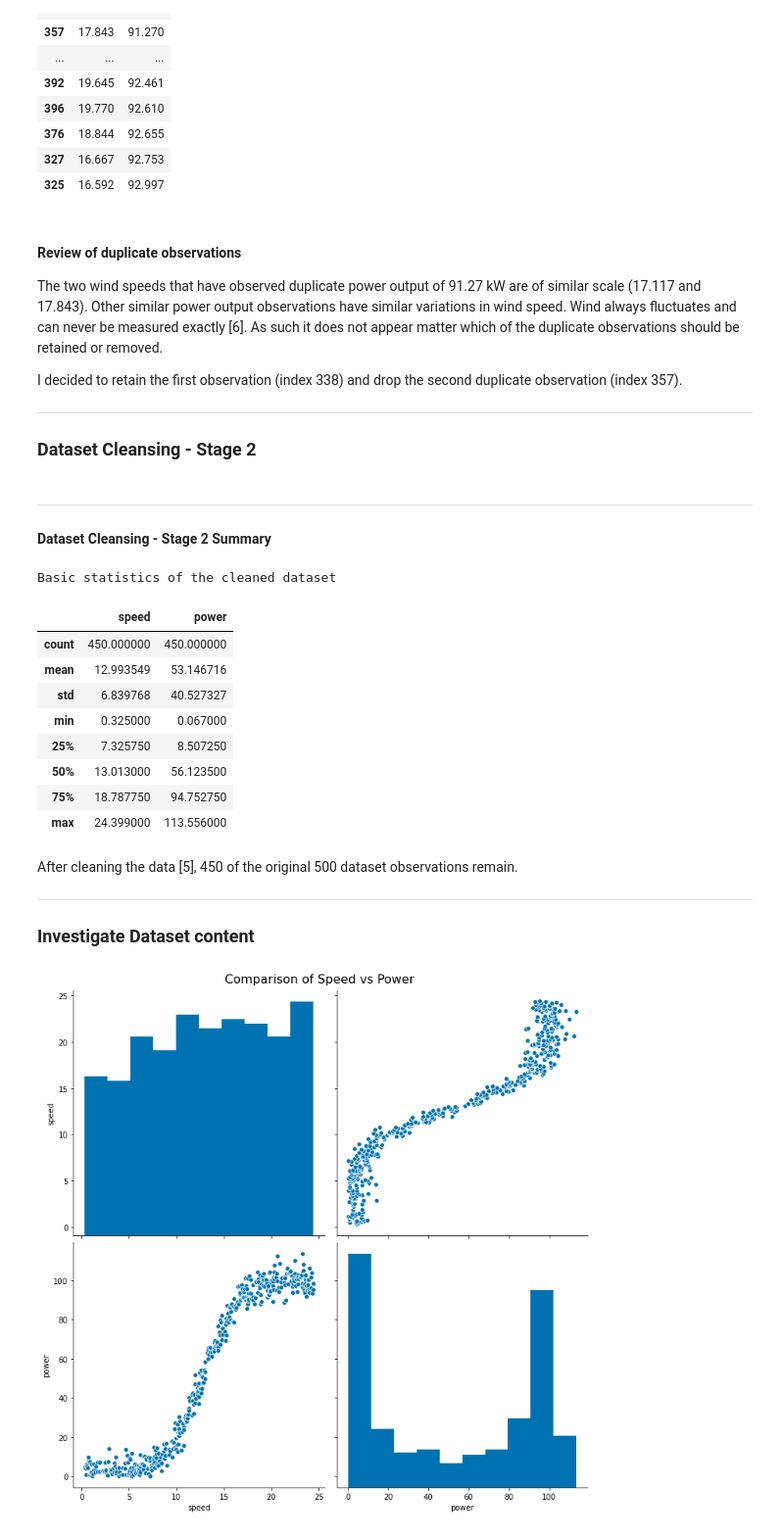
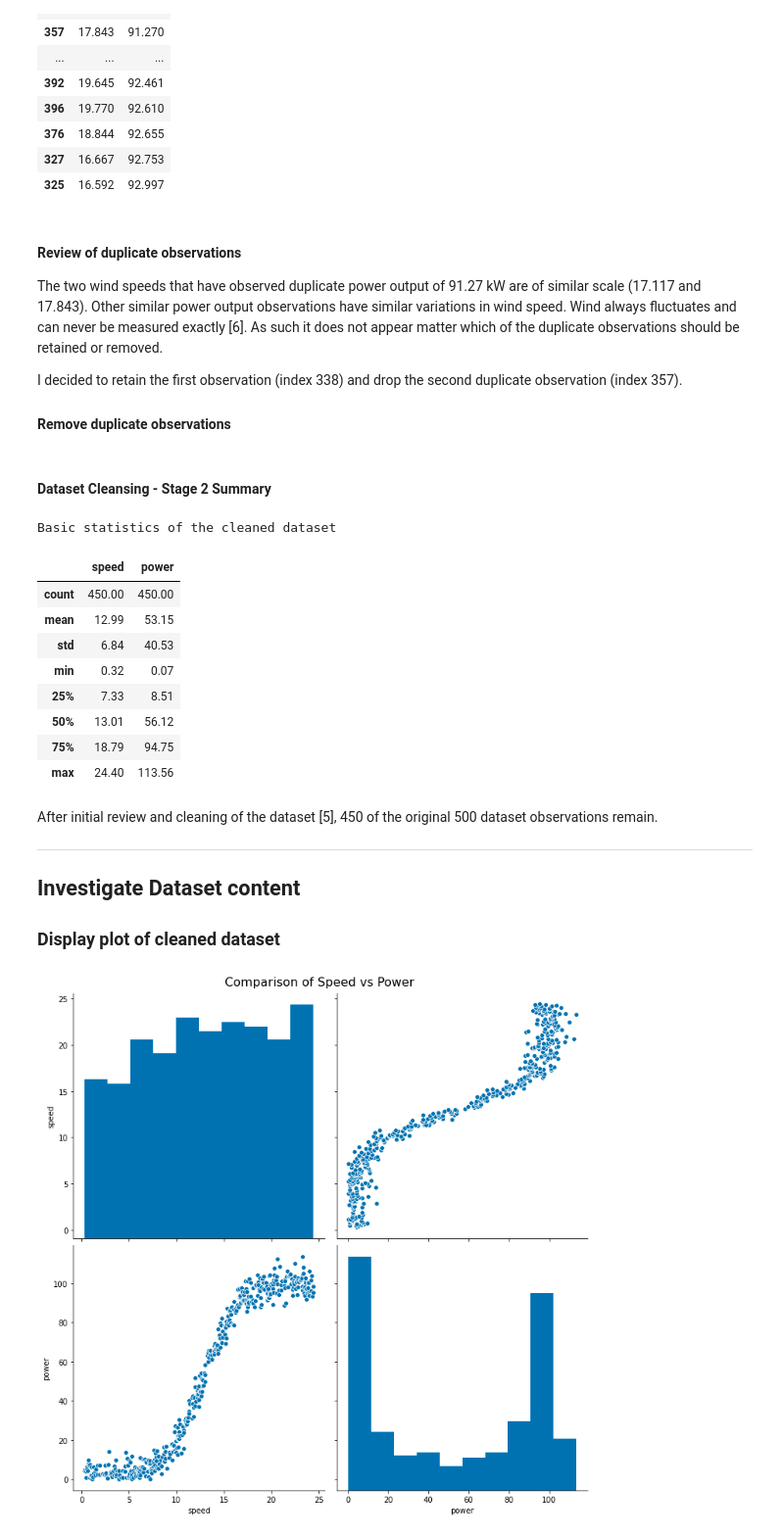
Before and after one commit to markcot/ProjMachLearn, a Jupyter notebook: Project.ipynb, the cells around one changed output. Shown at 98% size. Cells and saved outputs as stored; diff of their text form; code cells hidden in the pictures.

```diff
--- a/Project.ipynb
+++ b/Project.ipynb
@@ -300,38 +325,37 @@ wind speed that give power output in range 90.0 kW to 93.0 kW
 The two wind speeds that have observed duplicate power output of 91.27 kW are of similar scale (17.117 and 17.843). Other  similar power output observations have similar variations in wind speed. Wind always fluctuates and can never be measured exactly [6]. As such it does not appear matter which of the duplicate observations should be retained or removed.
 
 I decided to retain the first observation (index 338) and drop the second duplicate observation (index 357).
-***
 
-### Dataset Cleansing  - Stage 2
+#### Remove duplicate observations
 # %%
 # Drop duplicates values be keep the first value. Code adapted from
 # https://pandas.pydata.org/pandas-docs/stable/reference/api/pandas.DataFrame.drop_duplicates.html
 df = df.drop_duplicates(subset=['power'], keep='first')
 # %% [markdown]
-***
-
 #### Dataset Cleansing  - Stage 2 Summary
 # %%
 # Decribed the cleaned data
 print("Basic statistics of the cleaned dataset")
-df.describe()
+df.describe().round(2)
 # %% [output]
 Basic statistics of the cleaned dataset
 |  | speed | power |
-| count | 450.000000 | 450.000000 |
-| mean | 12.993549 | 53.146716 |
-| std | 6.839768 | 40.527327 |
-| min | 0.325000 | 0.067000 |
-| 25% | 7.325750 | 8.507250 |
-| 50% | 13.013000 | 56.123500 |
-| 75% | 18.787750 | 94.752750 |
-| max | 24.399000 | 113.556000 |
+| count | 450.00 | 450.00 |
+| mean | 12.99 | 53.15 |
+| std | 6.84 | 40.53 |
+| min | 0.32 | 0.07 |
+| 25% | 7.33 | 8.51 |
+| 50% | 13.01 | 56.12 |
+| 75% | 18.79 | 94.75 |
+| max | 24.40 | 113.56 |
 # %% [markdown]
-After cleaning the data [5], 450 of the original 500 dataset observations remain.
+After initial review and cleaning of the dataset [5], 450 of the original 500 dataset observations remain.
 
 ***
 
-### Investigate Dataset content
+## Investigate Dataset content
+
+### Display plot of cleaned dataset
 # %%
 # Replot data comparison
 plot = sns.pairplot(df, height=5)
```
Also changed, not shown: parts of 108 cells of this notebook, 1 other file.
